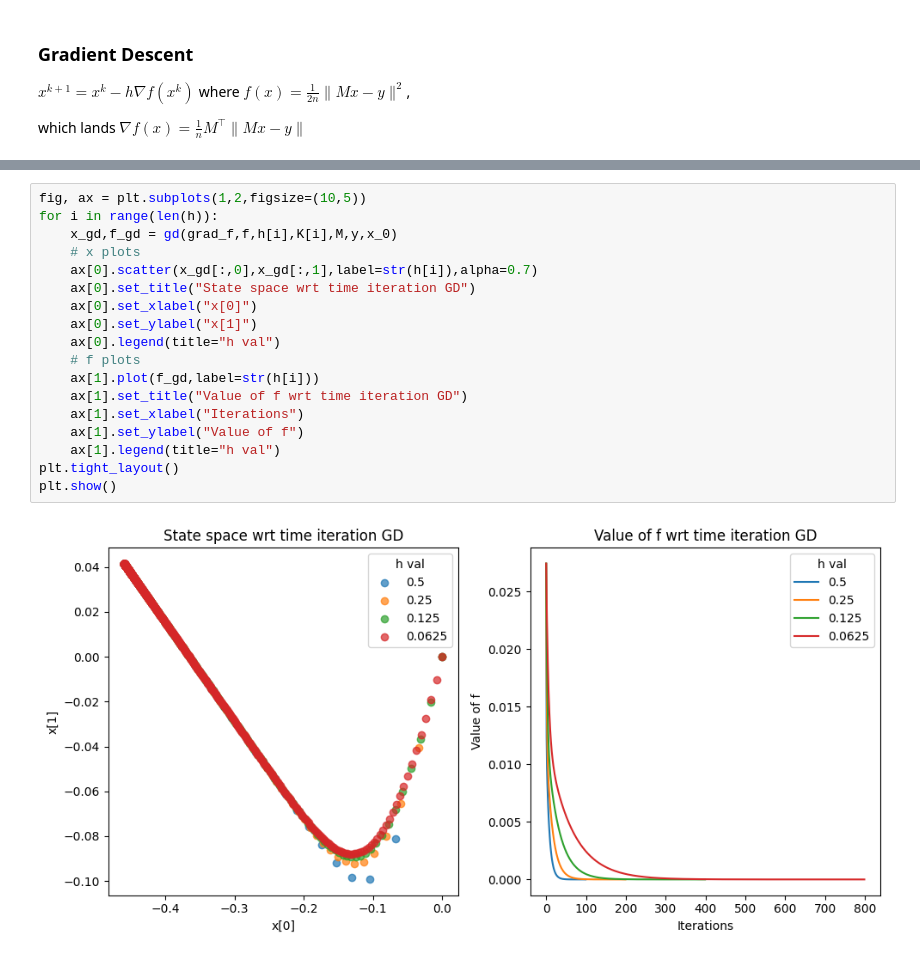
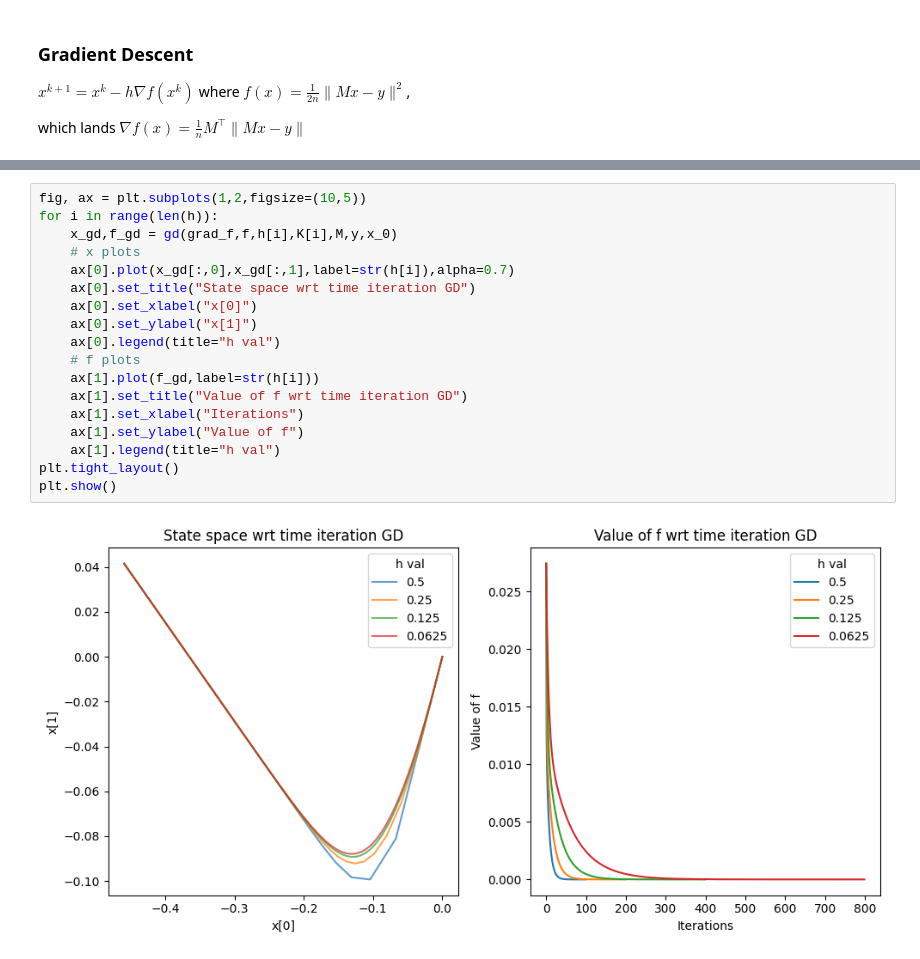
Before and after one commit to evandieren/NumericalIntegSDEs, a Jupyter notebook: Modeling Stochastic Gradient Descent with SDEs.ipynb, the cells around one changed output, grey strips where cells are left out. Saved outputs shown, nothing was run; the diff lists cells and outputs as text.

```diff
--- a/Modeling Stochastic Gradient Descent with SDEs.ipynb
+++ b/Modeling Stochastic Gradient Descent with SDEs.ipynb
@@ -43,20 +33,20 @@ def sgd(grad_f,f,h,K,M,y,x_0): # TO BE DONE
 # %%
 fig, ax = plt.subplots(1,2,figsize=(10,5))
 for i in range(len(h)):
     x_gd,f_gd = gd(grad_f,f,h[i],K[i],M,y,x_0)
     # x plots
-    ax[0].scatter(x_gd[:,0],x_gd[:,1],label=str(h[i]),alpha=0.7)
+    ax[0].plot(x_gd[:,0],x_gd[:,1],label=str(h[i]),alpha=0.7)
     ax[0].set_title("State space wrt time iteration GD")
     ax[0].set_xlabel("x[0]")
     ax[0].set_ylabel("x[1]")
     ax[0].legend(title="h val")
     # f plots
     ax[1].plot(f_gd,label=str(h[i]))
     ax[1].set_title("Value of f wrt time iteration GD")
     ax[1].set_xlabel("Iterations")
     ax[1].set_ylabel("Value of f")
     ax[1].legend(title="h val")
 plt.tight_layout()
 plt.show()
 # %% [output]
-[figure, old version]
+[figure, new version]
```
Also changed, not shown: parts of 7 cells of this notebook.
